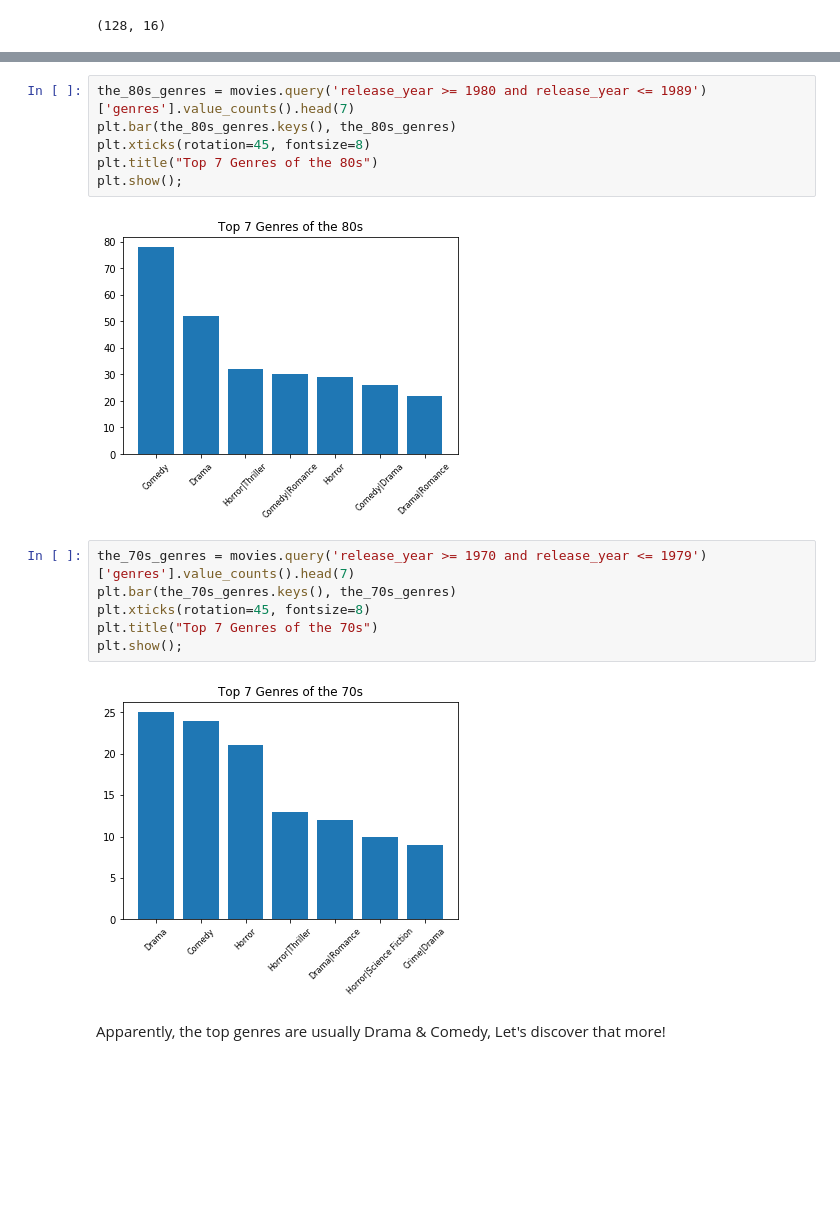
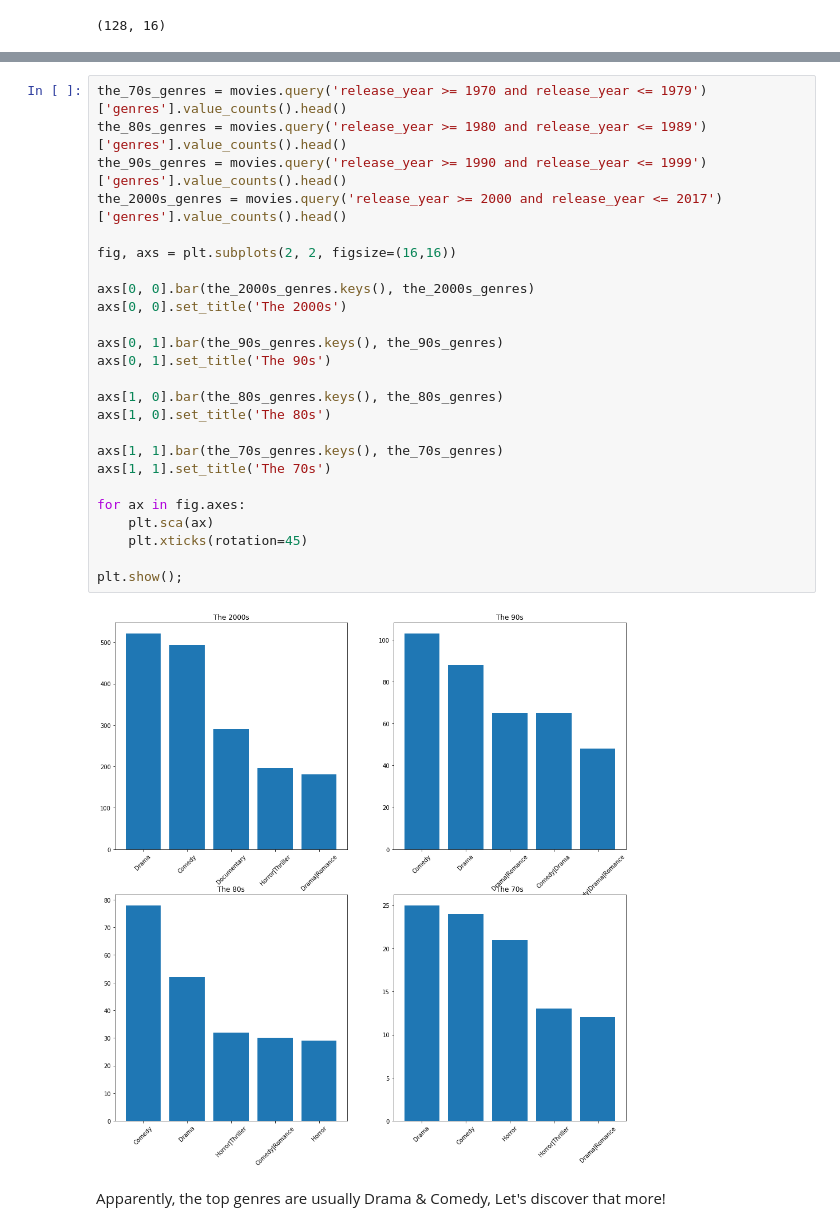
Before and after one commit to salma77/Investigating-data-from-TMDb, a Jupyter notebook: TMDb-Insights.ipynb, the cells around one changed output, grey strips where cells are left out. Drawn from its saved outputs; the diff is of its cells as text; blank space fills up the shorter version.

```diff
--- a/TMDb-Insights.ipynb
+++ b/TMDb-Insights.ipynb
@@ -766,19 +739,30 @@ plt.show();
-# %%
-the_80s_genres = movies.query('release_year >= 1980 and release_year <= 1989')['genres'].value_counts().head(7)
-plt.bar(the_80s_genres.keys(), the_80s_genres)
-plt.xticks(rotation=45, fontsize=8)
-plt.title("Top 7 Genres of the 80s")
-plt.show();
-# %% [output]
-[figure, removed]
-# %%
-the_70s_genres = movies.query('release_year >= 1970 and release_year <= 1979')['genres'].value_counts().head(7)
-plt.bar(the_70s_genres.keys(), the_70s_genres)
-plt.xticks(rotation=45, fontsize=8)
-plt.title("Top 7 Genres of the 70s")
-plt.show();
-# %% [output]
-[figure, removed]
+# %%
+the_70s_genres = movies.query('release_year >= 1970 and release_year <= 1979')['genres'].value_counts().head()
+the_80s_genres = movies.query('release_year >= 1980 and release_year <= 1989')['genres'].value_counts().head()
+the_90s_genres = movies.query('release_year >= 1990 and release_year <= 1999')['genres'].value_counts().head()
+the_2000s_genres = movies.query('release_year >= 2000 and release_year <= 2017')['genres'].value_counts().head()
+
+fig, axs = plt.subplots(2, 2, figsize=(16,16))
+
+axs[0, 0].bar(the_2000s_genres.keys(), the_2000s_genres)
+axs[0, 0].set_title('The 2000s')
+
+axs[0, 1].bar(the_90s_genres.keys(), the_90s_genres)
+axs[0, 1].set_title('The 90s')
+
+axs[1, 0].bar(the_80s_genres.keys(), the_80s_genres)
+axs[1, 0].set_title('The 80s')
+
+axs[1, 1].bar(the_70s_genres.keys(), the_70s_genres)
+axs[1, 1].set_title('The 70s')
+
+for ax in fig.axes:
+    plt.sca(ax)
+    plt.xticks(rotation=45)
+
+plt.show();
+# %% [output]
+[figure, added]
 # %% [markdown]
 Apparently, the top genres are usually Drama & Comedy, Let's discover that more!
 # %%
```
Also changed, not shown: parts of 23 cells of this notebook.
